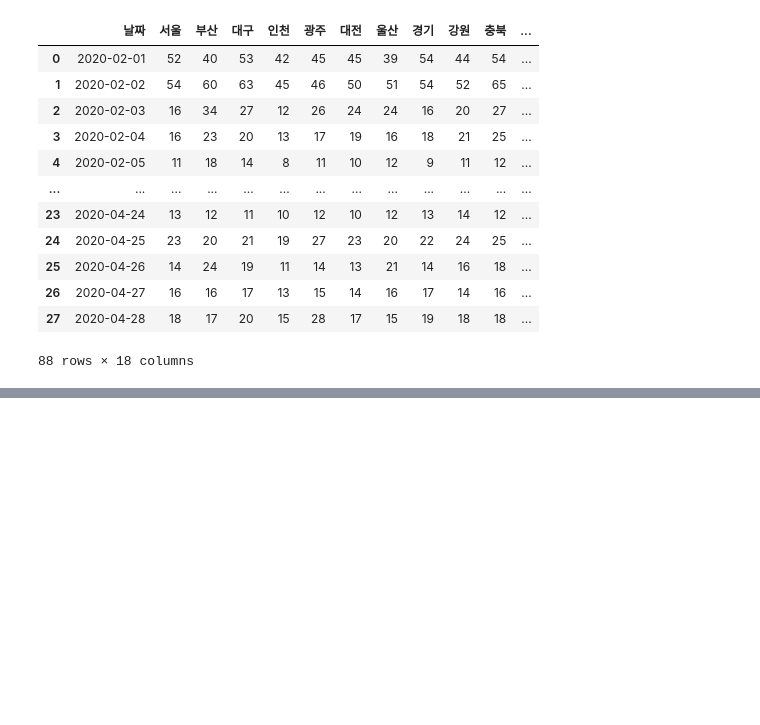
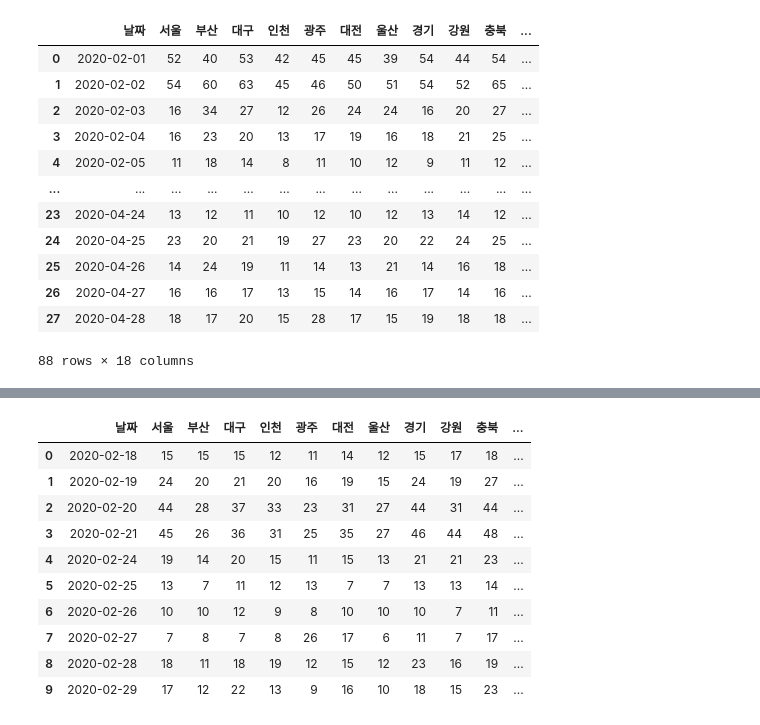
Before and after one commit to 21800040/Kwon_Jihyun, a Jupyter notebook: COVID19_시각화_ipynb의_사본.ipynb, the cells around one changed output, grey strips where cells are left out. Saved outputs shown, nothing was run; the diff lists cells and outputs as text; code cells hidden in the pictures; blank space fills up the shorter version.

```diff
--- a/COVID19_시각화_ipynb의_사본.ipynb
+++ b/COVID19_시각화_ipynb의_사본.ipynb
@@ -259,3 +255,19 @@ fig_pm_seoul.update_layout(yaxis_title="미세먼지 수치")
 fig_pm_seoul.show()
 # %% [output]
 [interactive output not drawn]
+# %%
+#두개의 데이터 합침(미세먼지 대구 & 대구 확진자)
+confirmed_and_air_daegu = pd.merge(data_pm, data_confirmed_daegu, left_on = '날짜', right_on = 'confirmed_date' )
+confirmed_and_air_daegu.head(10)
+# %% [output]
+|  | 날짜 | 서울 | 부산 | 대구 | 인천 | 광주 | 대전 | 울산 | 경기 | 강원 | 충북 | ... |
+| 0 | 2020-02-18 | 15 | 15 | 15 | 12 | 11 | 14 | 12 | 15 | 17 | 18 | ... |
+| 1 | 2020-02-19 | 24 | 20 | 21 | 20 | 16 | 19 | 15 | 24 | 19 | 27 | ... |
+| 2 | 2020-02-20 | 44 | 28 | 37 | 33 | 23 | 31 | 27 | 44 | 31 | 44 | ... |
+| 3 | 2020-02-21 | 45 | 26 | 36 | 31 | 25 | 35 | 27 | 46 | 44 | 48 | ... |
+| 4 | 2020-02-24 | 19 | 14 | 20 | 15 | 11 | 15 | 13 | 21 | 21 | 23 | ... |
+| 5 | 2020-02-25 | 13 | 7 | 11 | 12 | 13 | 7 | 7 | 13 | 13 | 14 | ... |
+| 6 | 2020-02-26 | 10 | 10 | 12 | 9 | 8 | 10 | 10 | 10 | 7 | 11 | ... |
+| 7 | 2020-02-27 | 7 | 8 | 7 | 8 | 26 | 17 | 6 | 11 | 7 | 17 | ... |
+| 8 | 2020-02-28 | 18 | 11 | 18 | 19 | 12 | 15 | 12 | 23 | 16 | 19 | ... |
+| 9 | 2020-02-29 | 17 | 12 | 22 | 13 | 9 | 16 | 10 | 18 | 15 | 23 | ... |
```
Also changed, not shown: parts of 5 cells of this notebook.
